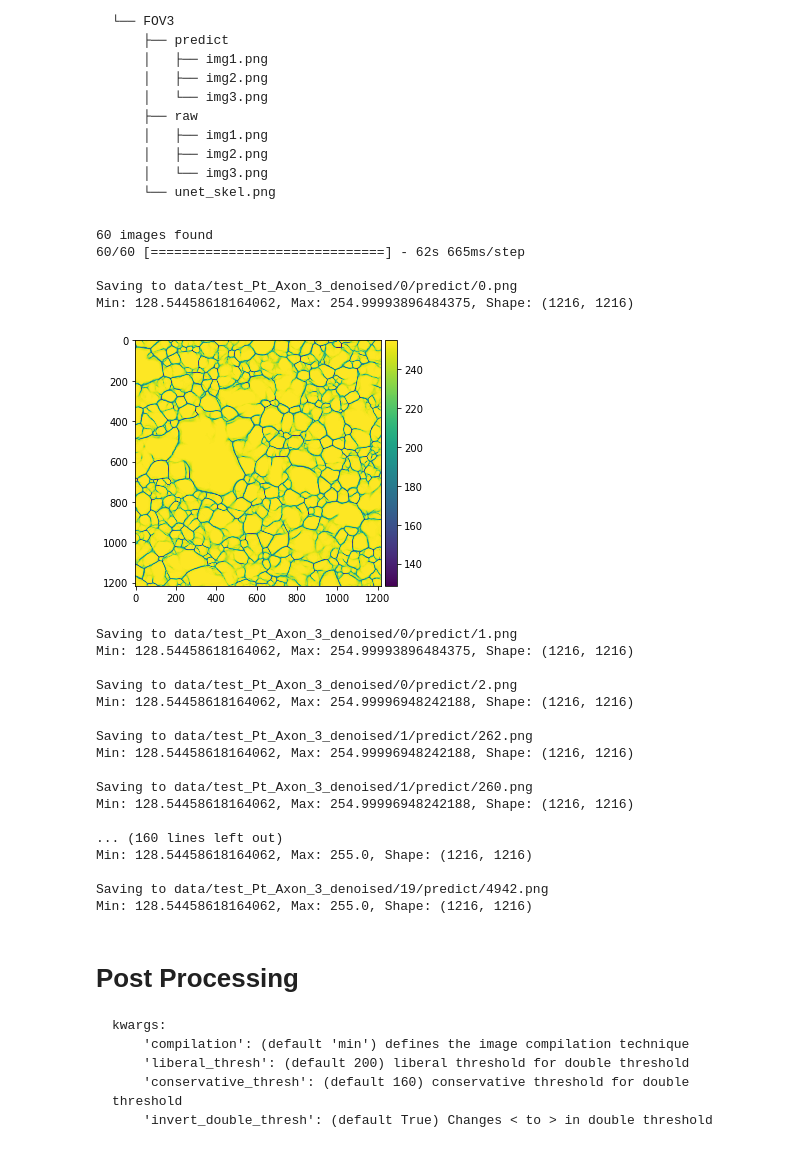
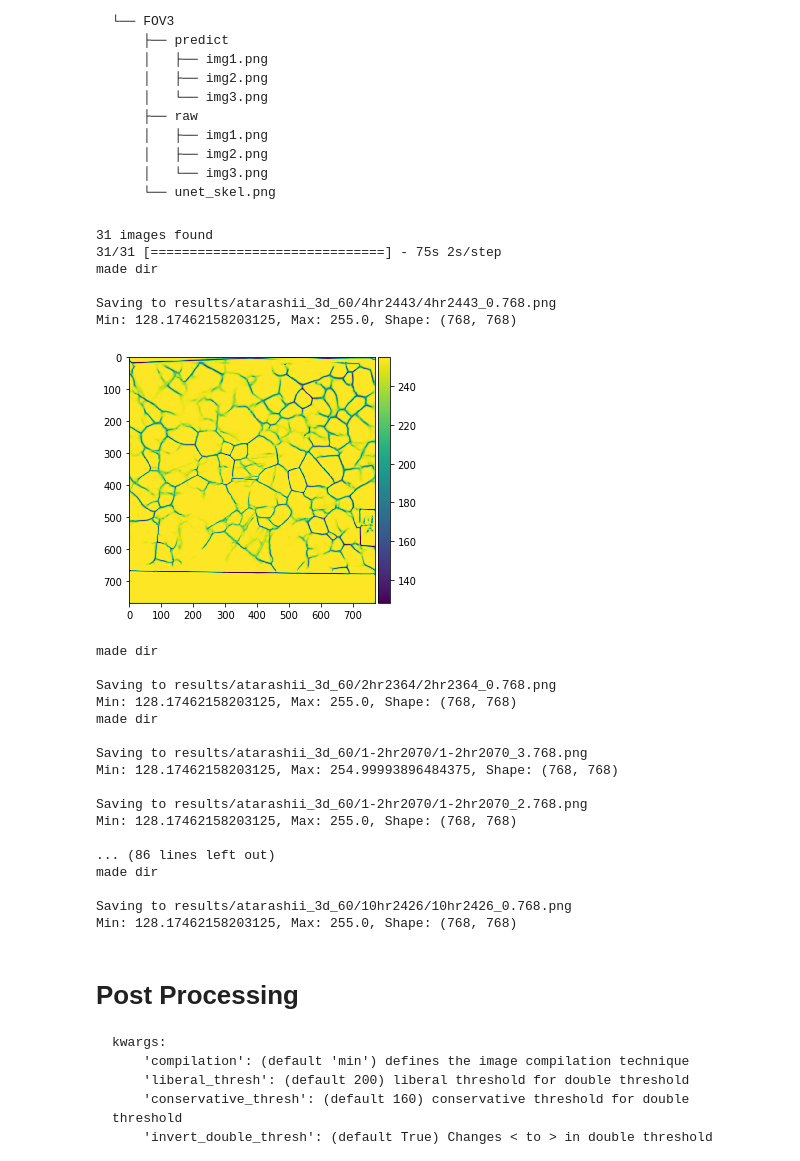
Before and after one commit to xkstein/Grain-U-Net, a Jupyter notebook: main.ipynb, the cells around one changed output. Drawn from its saved outputs; the diff is of its cells as text; code cells hidden in the pictures.

````diff
--- a/main.ipynb
+++ b/main.ipynb
@@ -165,62 +184,68 @@ test_dir
 # %%
 import os
 from pathlib import Path
 from skimage import io
-from src import get_unet, image_generator
+from src import image_generator, get_unet
+from src.unet import get_unet_3d, get_model_3d
 import numpy as np
 
-target_size = (1216,1216)             # 1216 for pt images
-test_dir = Path('data/test_Pt_Axon_3_denoised')              # directory you want to test goes here
+target_size = (768,768,3)                   # 1216 for pt images
+test_dir = Path('data/test_atarashii_3d')   # directory you want to test goes here
 
-paths = list(test_dir.glob('*/raw/*.png'))
+output_dir = Path('results/atarashii_3d_60')
+if not output_dir.is_dir():
+    output_dir.mkdir()
+
+paths = list(test_dir.glob('*/image/*.png'))
 print(f'{len(paths)} images found')
 img_gen = image_generator(paths, target_size=target_size)
 
-model = get_unet(input_size=(target_size + (1,)))
-model.load_weights("unet_grain_nouveaux_pretune.hdf5")                #name of the network (hdf5 file) you want to use goes here
-results = 255 * model.predict(img_gen, steps=len(paths), verbose=1)
+model = get_unet(input_size=(target_size))
+model.load_weights("results/atarashii_3d_60.hdf5")                #name of the network (hdf5 file) you want to use goes here
+results = model.predict(img_gen, steps=len(paths), verbose=1)
 
 assert len(paths) == len(results), 'Not all the files ran'
 
 for ind, path in enumerate(paths):
-    save_dir = path.parents[1] / 'predict'
+    save_dir = output_dir / path.parents[1].name
     if not save_dir.is_dir():
         print('made dir')
         save_dir.mkdir()
 
-    save_path = save_dir / path.with_suffix('.png').name
-    result = results[ind, :, :, 0]
+    save_path = save_dir / path.with_suffix(f'.{target_size[0]}.png').name
+    result = 255 * results[ind, :, :, 0]
 
     print(f"\nSaving to {save_path}")
     print(f"Min: {np.min(result)}, Max: {np.max(result)}, Shape: {result.shape}")
     io.imsave(save_path, result.astype('uint8'))
     if ind == 0:
         io.imshow(result)
         io.show()
 # %% [output]
-60 images found
-60/60 [==============================] - 62s 665ms/step
+31 images found
+31/31 [==============================] - 75s 2s/step
+made dir
 
-Saving to data/test_Pt_Axon_3_denoised/0/predict/0.png
-Min: 128.54458618164062, Max: 254.99993896484375, Shape: (1216, 1216)
+Saving to results/atarashii_3d_60/4hr2443/4hr2443_0.768.png
+Min: 128.17462158203125, Max: 255.0, Shape: (768, 768)
-[figure, old version]
+[figure, new version]
-Saving to data/test_Pt_Axon_3_denoised/0/predict/1.png
-Min: 128.54458618164062, Max: 254.99993896484375, Shape: (1216, 1216)
+made dir
 
-Saving to data/test_Pt_Axon_3_denoised/0/predict/2.png
-Min: 128.54458618164062, Max: 254.99996948242188, Shape: (1216, 1216)
+Saving to results/atarashii_3d_60/2hr2364/2hr2364_0.768.png
+Min: 128.17462158203125, Max: 255.0, Shape: (768, 768)
+made dir
 
-Saving to data/test_Pt_Axon_3_denoised/1/predict/262.png
-Min: 128.54458618164062, Max: 254.99996948242188, Shape: (1216, 1216)
+Saving to results/atarashii_3d_60/1-2hr2070/1-2hr2070_3.768.png
+Min: 128.17462158203125, Max: 254.99993896484375, Shape: (768, 768)
 
-Saving to data/test_Pt_Axon_3_denoised/1/predict/260.png
-Min: 128.54458618164062, Max: 254.99996948242188, Shape: (1216, 1216)
+Saving to results/atarashii_3d_60/1-2hr2070/1-2hr2070_2.768.png
+Min: 128.17462158203125, Max: 255.0, Shape: (768, 768)
 
-... (160 lines left out)
-Min: 128.54458618164062, Max: 255.0, Shape: (1216, 1216)
+... (86 lines left out)
+made dir
 
-Saving to data/test_Pt_Axon_3_denoised/19/predict/4942.png
-Min: 128.54458618164062, Max: 255.0, Shape: (1216, 1216)
+Saving to results/atarashii_3d_60/10hr2426/10hr2426_0.768.png
+Min: 128.17462158203125, Max: 255.0, Shape: (768, 768)
 # %% [markdown]
 # Post Processing
 ```
````
Also changed, not shown: parts of 8 cells of this notebook, 3 other files.
